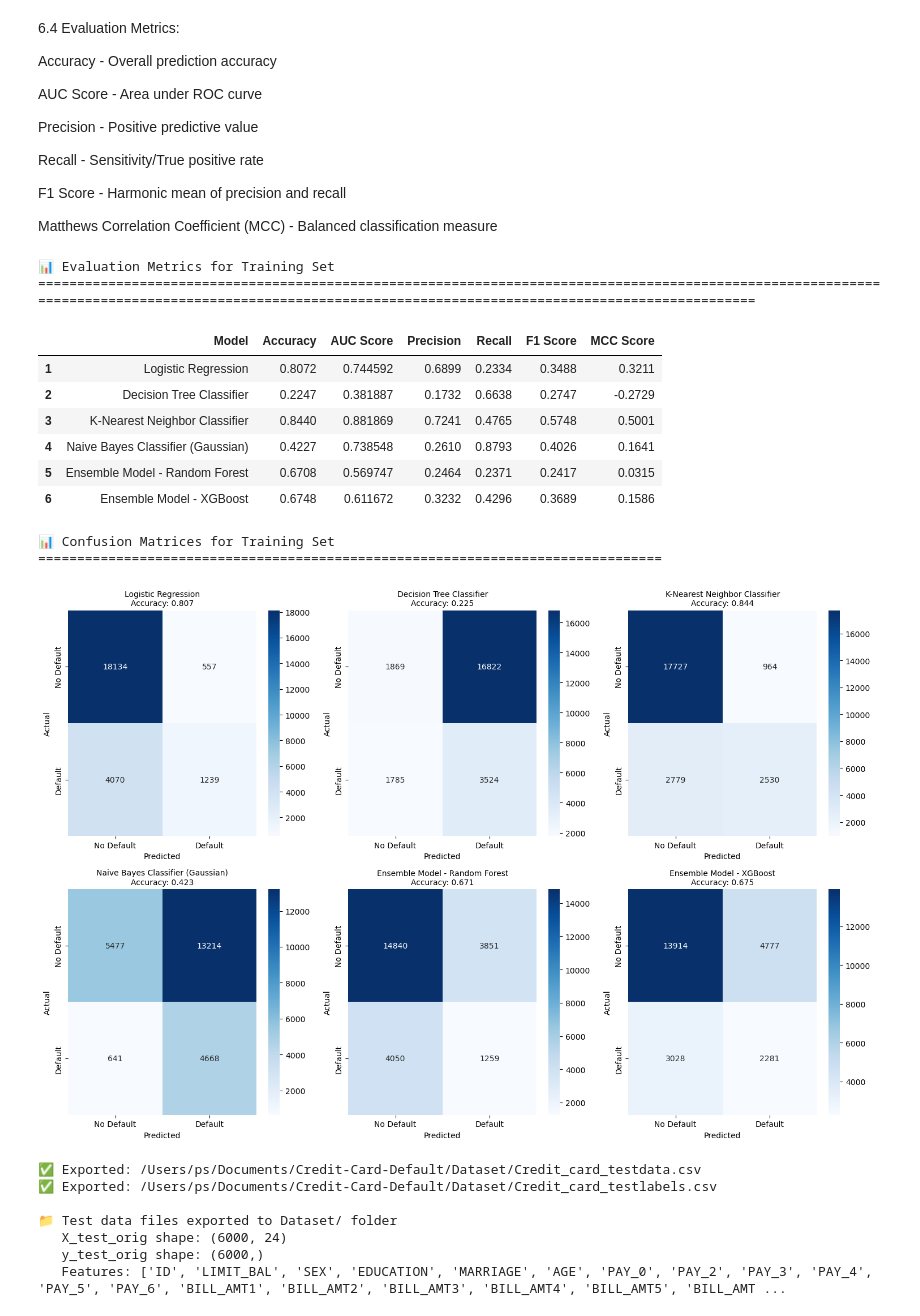
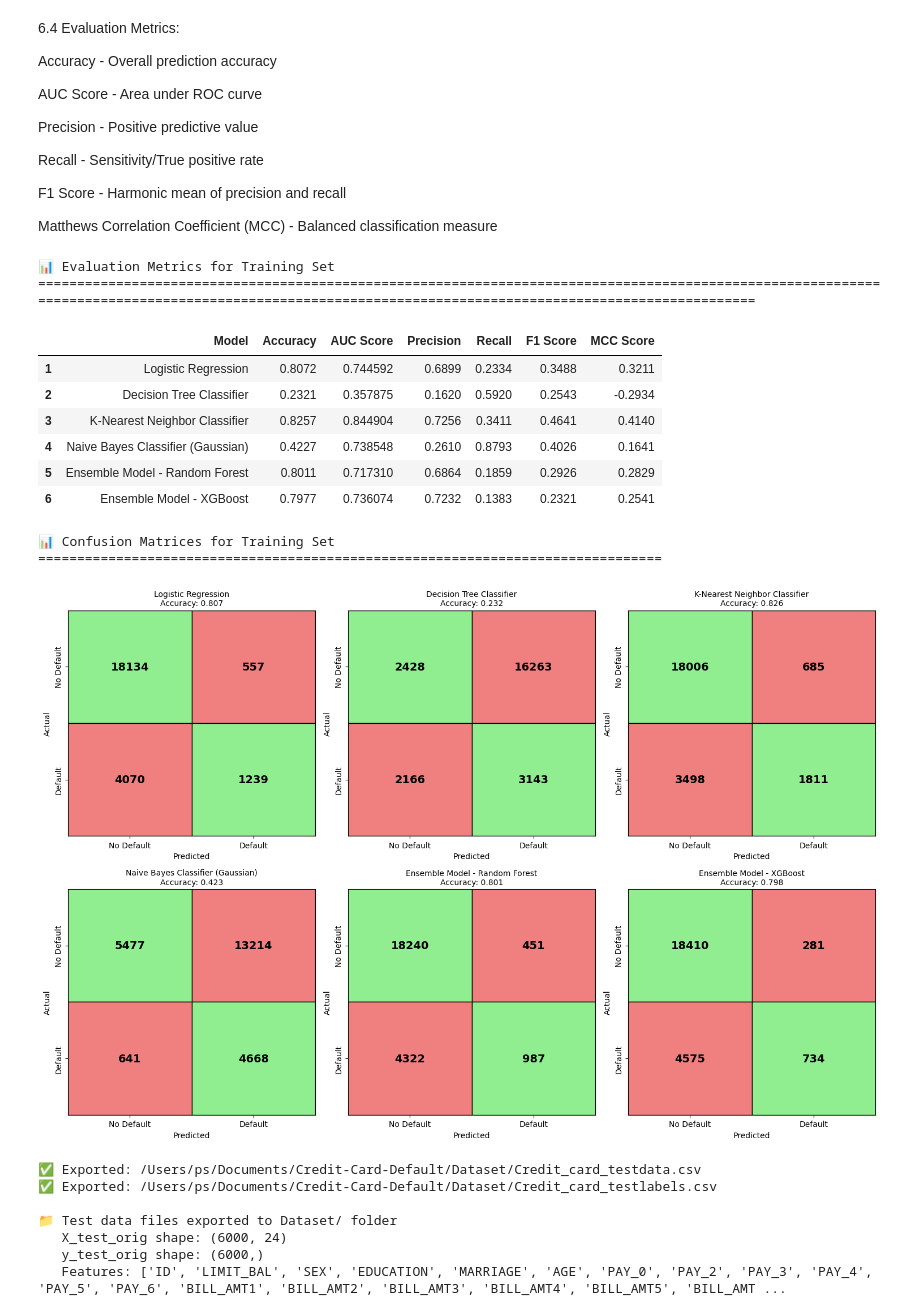
Before and after one commit to sureshbabuveluswamy/Credit-Card-Default, a Jupyter notebook: model/credit-card-Default.ipynb, the cells around one changed output. Saved outputs shown, nothing was run; the diff lists cells and outputs as text; code cells hidden in the pictures.

Commit message:
model fine tuning , based on training results

```diff
--- a/model/credit-card-Default.ipynb
+++ b/model/credit-card-Default.ipynb
@@ -603,19 +603,19 @@ XGBoost - Gradient boosting ensemble
 logistic_model = LogisticRegression(random_state=42, max_iter=1000)
 
 # 6.2.2 Decision Tree
-decision_tree_model = DecisionTreeClassifier(random_state=42)
+decision_tree_model = DecisionTreeClassifier(random_state=42,max_depth=15)
 
 # 6.2.3 K-Nearest Neighbors
-knn_model = KNeighborsClassifier(n_neighbors=5)
+knn_model = KNeighborsClassifier(n_neighbors=10)
 
 # 6.2.4 Naive Bayes
 naive_bayes_model = GaussianNB()
 
 # 6.2.5 Random Forest
-random_forest_model = RandomForestClassifier(random_state=42, n_estimators=100)
+random_forest_model = RandomForestClassifier(random_state=42, n_estimators=4500, max_depth=10, min_samples_split=10, min_samples_leaf=5)
 
 # 6.2.6 XGBoost
-xgboost_model = XGBClassifier(random_state=42, eval_metric='logloss', use_label_encoder=False)
+xgboost_model = XGBClassifier(random_state=42, eval_metric='logloss', n_estimators=200,use_label_encoder=False,learning_rate=0.0001,max_depth=6,subsample=0.8,colsample_bytree=0.8)
 # %%
 #6.3 Train the model
 
@@ -804,42 +804,63 @@ pd.set_option('display.max_columns', None)
 pd.set_option('display.expand_frame_repr', False)
 results_df.index = range(1, len(results_df) + 1)
 display(results_df)
 
 # THEN display confusion matrices
 print("\n📊 Confusion Matrices for Training Set")
 print("=" * 80)
 
 fig, axes = plt.subplots(2, 3, figsize=(15, 10))
 axes = axes.flatten()
 
 for idx, (model_name, model) in enumerate(trained_models.items()):
     y_pred = model.predict(X_train_scaled)
     accuracy = accuracy_score(y_train, y_pred)
 
-    # Confusion Matrix
+    # Confusion Matrix with custom colors - correct (diagonal) in light green, wrong in light red
     cm = confusion_matrix(y_train, y_pred)
-    sns.heatmap(cm, annot=True, fmt='d', cmap='Blues', ax=axes[idx],
-                xticklabels=['No Default', 'Default'],
-                yticklabels=['No Default', 'Default'])
+
+    # Create color matrix: diagonal (correct) = light green, off-diagonal (wrong) = light red
+    colors = [['lightgreen' if i == j else 'lightcoral' for j in range(2)] for i in range(2)]
+
+    # Create annotation matrix with values
+    annot = [[f'{cm[i, j]}' for j in range(2)] for i in range(2)]
+
+    # Plot with custom colors
+    for i in range(2):
+        for j in range(2):
+            axes[idx].add_patch(plt.Rectangle((j, i), 1, 1,
+                                               facecolor=colors[i][j],
+                                               edgecolor='black',
+                                               linewidth=1))
+            axes[idx].text(j + 0.5, i + 0.5, annot[i][j],
+                          ha='center', va='center', fontsize=14, fontweight='bold')
+
+    axes[idx].set_xlim(0, 2)
+    axes[idx].set_ylim(0, 2)
+    axes[idx].set_xticks([0.5, 1.5])
+    axes[idx].set_yticks([0.5, 1.5])
+    axes[idx].set_xticklabels(['No Default', 'Default'])
+    axes[idx].set_yticklabels(['No Default', 'Default'], rotation=90, va='center')
     axes[idx].set_title(f'{model_name}\nAccuracy: {accuracy:.3f}', fontsize=10)
     axes[idx].set_xlabel('Predicted')
     axes[idx].set_ylabel('Actual')
+    axes[idx].invert_yaxis()
 
 plt.tight_layout()
 plt.show()
 # %% [output]
 📊 Evaluation Metrics for Training Set
 ========================================================================================================================================================================================================
 |  | Model | Accuracy | AUC Score | Precision | Recall | F1 Score | MCC Score |
 | 1 | Logistic Regression | 0.8072 | 0.744592 | 0.6899 | 0.2334 | 0.3488 | 0.3211 |
-| 2 | Decision Tree Classifier | 0.2247 | 0.381887 | 0.1732 | 0.6638 | 0.2747 | -0.2729 |
-| 3 | K-Nearest Neighbor Classifier | 0.8440 | 0.881869 | 0.7241 | 0.4765 | 0.5748 | 0.5001 |
+| 2 | Decision Tree Classifier | 0.2321 | 0.357875 | 0.1620 | 0.5920 | 0.2543 | -0.2934 |
+| 3 | K-Nearest Neighbor Classifier | 0.8257 | 0.844904 | 0.7256 | 0.3411 | 0.4641 | 0.4140 |
 | 4 | Naive Bayes Classifier (Gaussian) | 0.4227 | 0.738548 | 0.2610 | 0.8793 | 0.4026 | 0.1641 |
-| 5 | Ensemble Model - Random Forest | 0.6708 | 0.569747 | 0.2464 | 0.2371 | 0.2417 | 0.0315 |
-| 6 | Ensemble Model - XGBoost | 0.6748 | 0.611672 | 0.3232 | 0.4296 | 0.3689 | 0.1586 |
+| 5 | Ensemble Model - Random Forest | 0.8011 | 0.717310 | 0.6864 | 0.1859 | 0.2926 | 0.2829 |
+| 6 | Ensemble Model - XGBoost | 0.7977 | 0.736074 | 0.7232 | 0.1383 | 0.2321 | 0.2541 |
 📊 Confusion Matrices for Training Set
 ================================================================================
-[figure, old version]
+[figure, new version]
 # %%
 # 6.5  Export the test data as a separate file
 # Export original test data (before feature engineering) from df_clean
```
Also changed, not shown: parts of 1 cell of this notebook, 8 other files.
